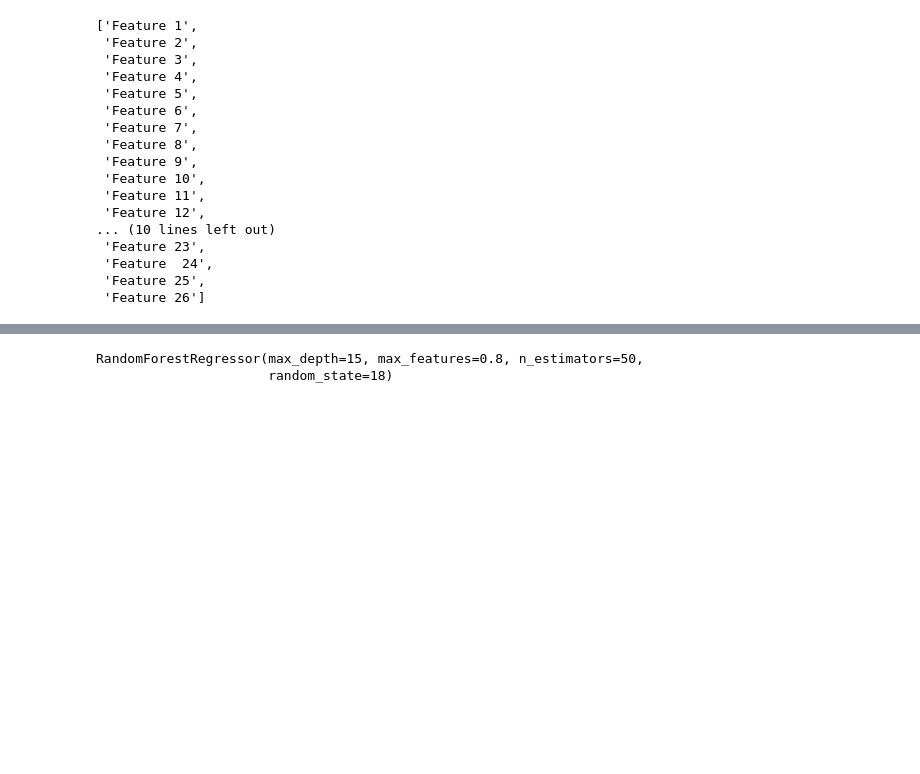
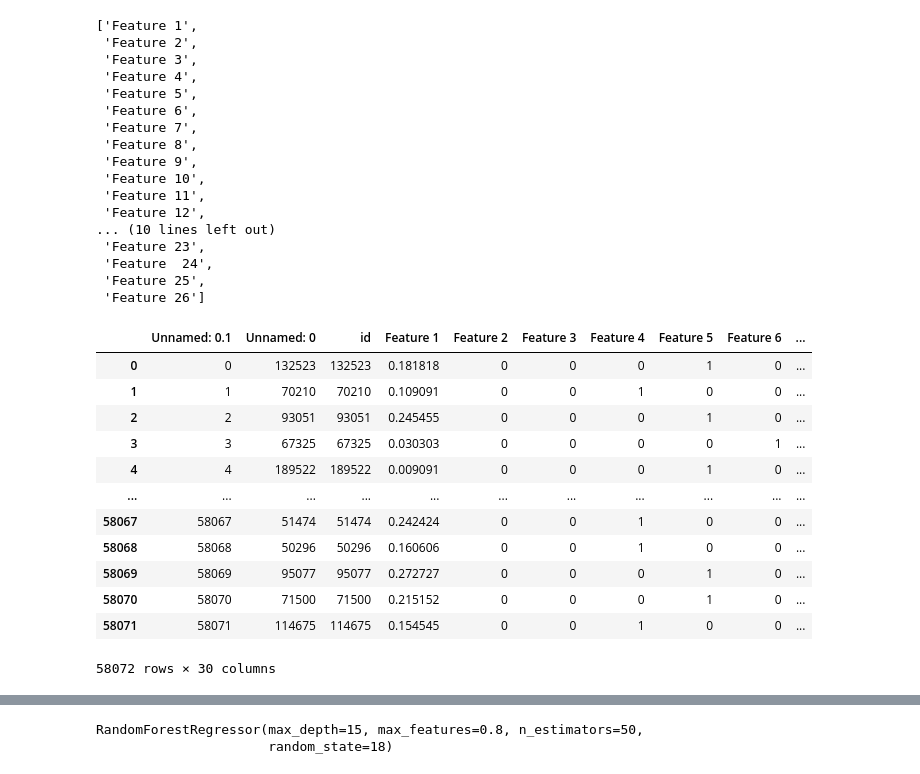
Before and after one commit to harshpoddar03/kaggle_techweek, a Jupyter notebook: 3.2_DataModeling.ipynb, the cells around one changed output, grey strips where cells are left out. Saved outputs shown, nothing was run; the diff lists cells and outputs as text; code cells hidden in the pictures; blank space fills up the shorter version.

```diff
--- a/3.2_DataModeling.ipynb
+++ b/3.2_DataModeling.ipynb
@@ -57,3 +80,19 @@ col
+# %%
+test_data
+# %% [output]
+|  | Unnamed: 0.1 | Unnamed: 0 | id | Feature 1 | Feature 2 | Feature 3 | Feature 4 | Feature 5 | Feature 6 | ... |
+| 0 | 0 | 132523 | 132523 | 0.181818 | 0 | 0 | 0 | 1 | 0 | ... |
+| 1 | 1 | 70210 | 70210 | 0.109091 | 0 | 0 | 1 | 0 | 0 | ... |
+| 2 | 2 | 93051 | 93051 | 0.245455 | 0 | 0 | 0 | 1 | 0 | ... |
+| 3 | 3 | 67325 | 67325 | 0.030303 | 0 | 0 | 0 | 0 | 1 | ... |
+| 4 | 4 | 189522 | 189522 | 0.009091 | 0 | 0 | 0 | 1 | 0 | ... |
+| ... | ... | ... | ... | ... | ... | ... | ... | ... | ... | ... |
+| 58067 | 58067 | 51474 | 51474 | 0.242424 | 0 | 0 | 1 | 0 | 0 | ... |
+| 58068 | 58068 | 50296 | 50296 | 0.160606 | 0 | 0 | 1 | 0 | 0 | ... |
+| 58069 | 58069 | 95077 | 95077 | 0.272727 | 0 | 0 | 0 | 1 | 0 | ... |
+| 58070 | 58070 | 71500 | 71500 | 0.215152 | 0 | 0 | 0 | 1 | 0 | ... |
+| 58071 | 58071 | 114675 | 114675 | 0.154545 | 0 | 0 | 1 | 0 | 0 | ... |
+58072 rows × 30 columns
 # %%
 rf = RandomForestRegressor(n_estimators = 50, max_features = 0.8 , max_depth = 15, random_state = 18)
 # %%
```
Also changed, not shown: parts of 13 cells of this notebook, 2 other files.
